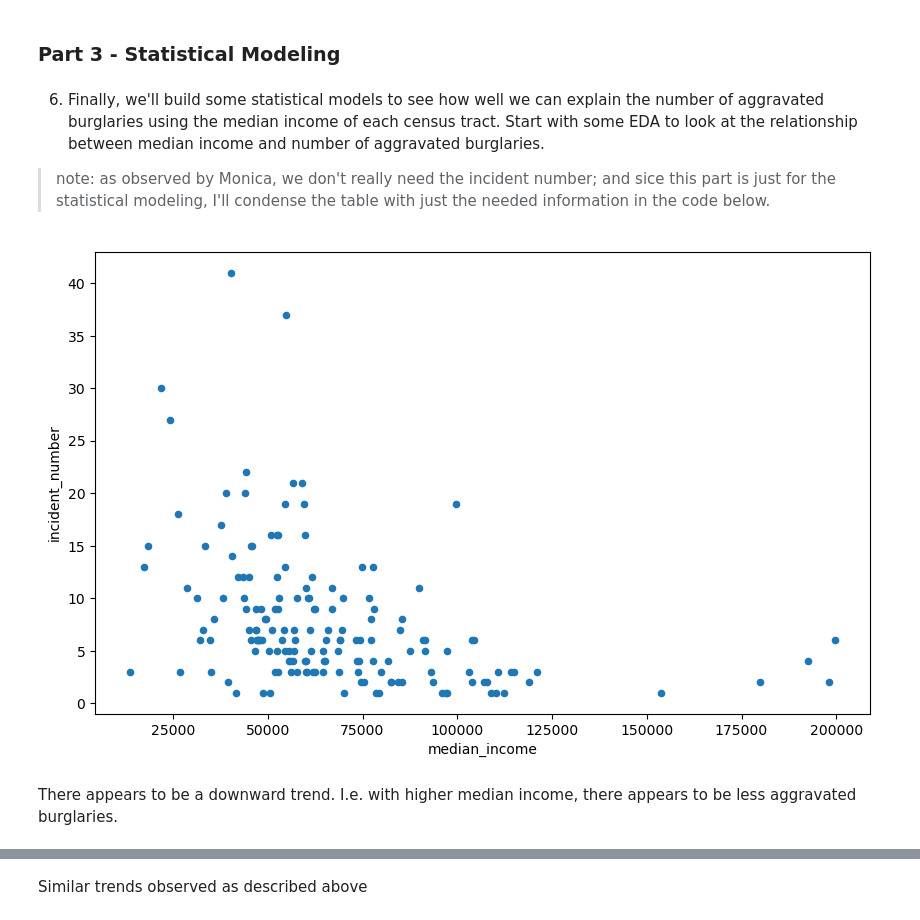
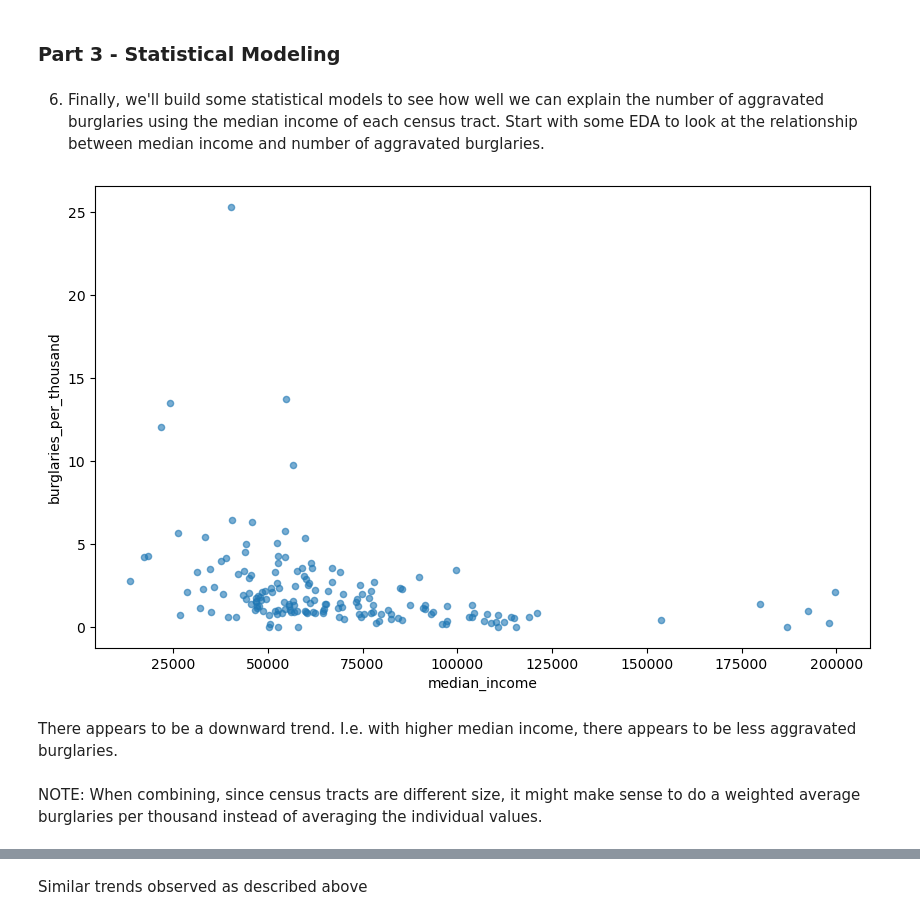
Before and after one commit to tomoumer/api_project-pizza, a Jupyter notebook: notebooks/TU_api_project.ipynb, the cells around one changed output, grey strips where cells are left out. Saved outputs shown, nothing was run; the diff lists cells and outputs as text; code cells hidden in the pictures.

Commit message:
polishing the file and additional models added

```diff
--- a/notebooks/TU_api_project.ipynb
+++ b/notebooks/TU_api_project.ipynb
@@ -200,3 +283,0 @@ memory usage: 1004.1+ KB
-# %%
-# to get rid of duplicate incidents
-incidents_by_tract = incidents_by_tract.drop_duplicates(subset='incident_number')
@@ -251,4 +284,7 @@ incidents_by_tract_stats = pd.merge(
+# %%
+incidents_by_tract['population'] = incidents_by_tract['population'].astype(int)
+incidents_by_tract['median_income'] = incidents_by_tract['median_income'].astype(int)
 # %%
 # code below to get rid of zero population and negative med values
-incidents_by_tract_stats = incidents_by_tract_stats[(incidents_by_tract_stats['population']).astype(int) > 0]
-incidents_by_tract_stats = incidents_by_tract_stats[(incidents_by_tract_stats['median_income']).astype(float) >= 0]
+incidents_by_tract = incidents_by_tract[incidents_by_tract['population'] > 0]
+incidents_by_tract = incidents_by_tract[incidents_by_tract['median_income'] >= 0]
@@ -255,3 +308,3 @@ incidents_by_tract_stats = incidents_by_tract_stats[(incidents_by_tract_stats['m
 # %%
-# new column to have number of incidents per each tract
-incidents_by_tract_stats['n_incidents_tract'] = incidents_by_tract_stats.groupby('TRACTCE')['incident_number'].transform('count').to_frame()
+# new column to have number of incidents per population
+incidents_by_tract['burglaries_per_thousand'] = incidents_by_tract['num_burglaries'] / incidents_by_tract['population'] * 1000.0
@@ -280,5 +363,3 @@ incidents_by_tract_stats.sort_values('n_incidents_tract_pop', ascending=False)
 ### Part 3 - Statistical Modeling
 # %% [markdown]
 6. Finally, we'll build some statistical models to see how well we can explain the number of aggravated burglaries using the median income of each census tract. Start with some EDA to look at the relationship between median income and number of aggravated burglaries.
-
-> note: as observed by Monica, we don't really need the incident number; and sice this part is just for the statistical modeling, I'll condense the table with just the needed information in the code below.
@@ -297,12 +366,15 @@ tract_aggr_burglary['burglary_per_1kpop'] = tract_aggr_burglary['incident_number
 # %%
-tract_aggr_burglary.plot(
+incidents_by_tract.plot(
     kind='scatter',
     x='median_income',
-    y='incident_number',
+    y='burglaries_per_thousand',
+    alpha = 0.6,
     figsize = (10,6));
 # %% [output]
-[figure, old version]
+[figure, new version]
 # %% [markdown]
 There appears to be a downward trend. I.e. with higher median income, there appears to be less aggravated burglaries.
+# %% [markdown]
+NOTE: When combining, since census tracts are different size, it might make sense to do a weighted average burglaries per thousand instead of averaging the individual values.
 # %%
 ta_summary = (
```
Also changed, not shown: parts of 104 cells of this notebook, 1 other file.
